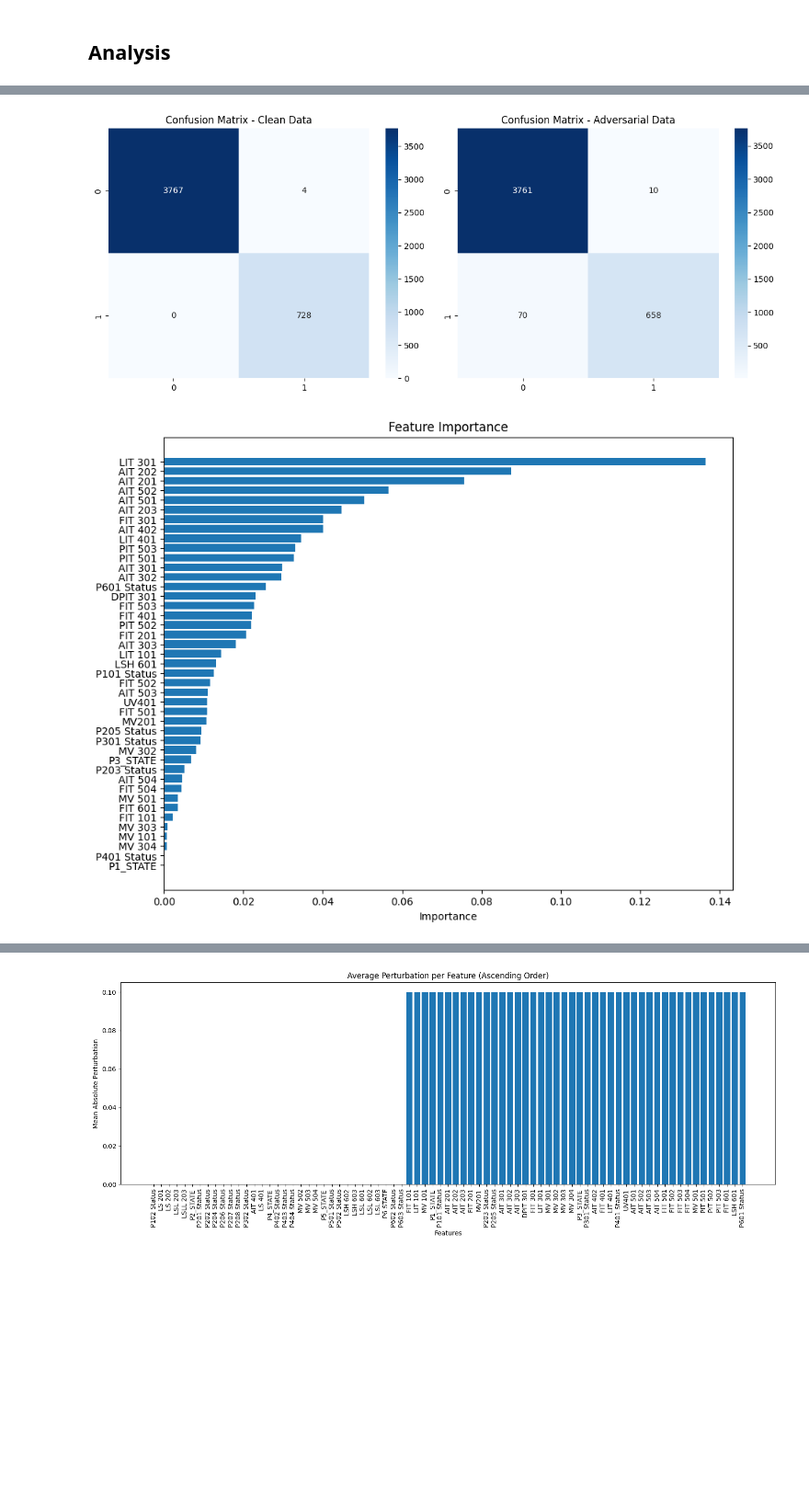
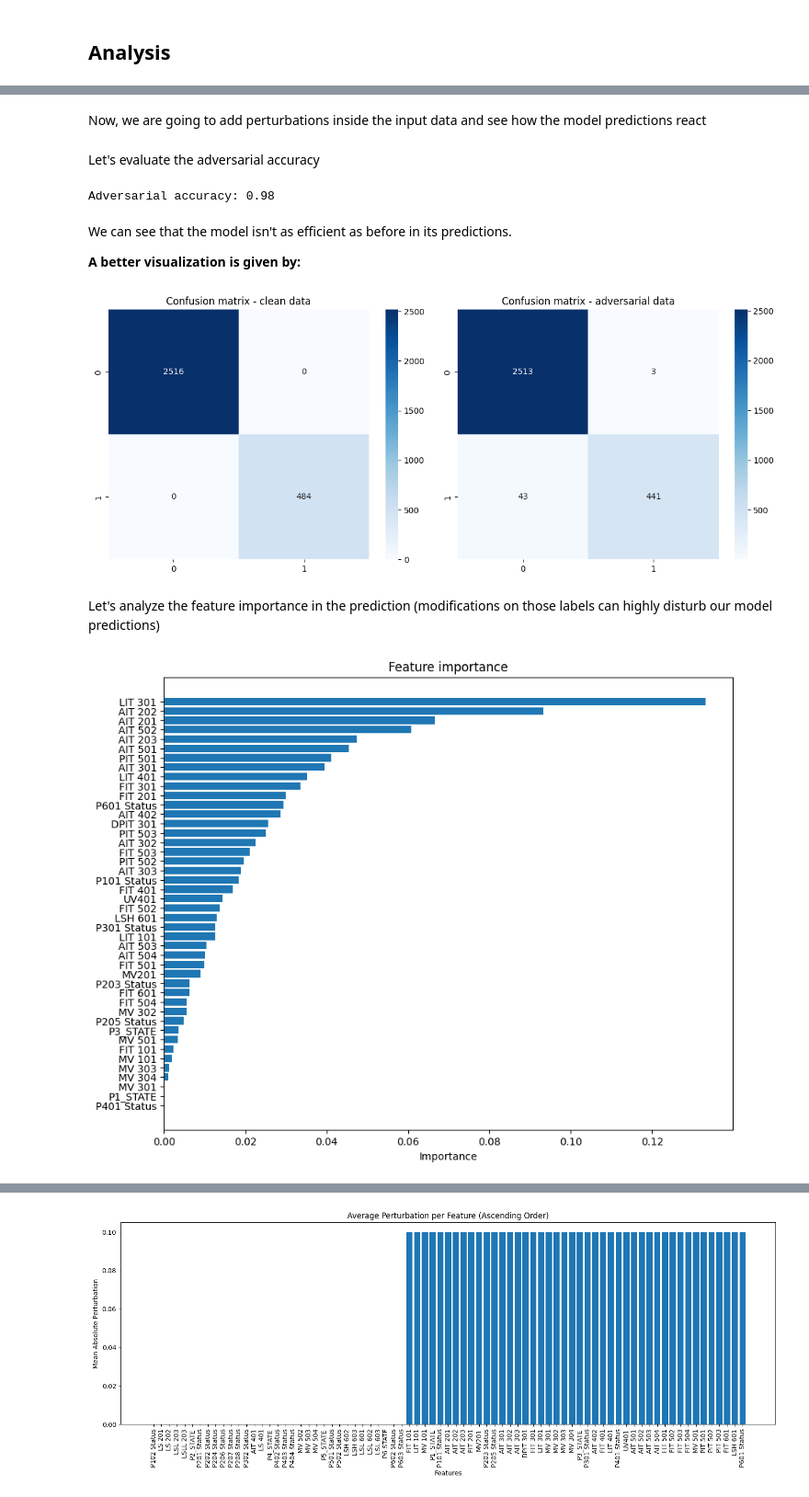
Before and after one commit to ClovisDyArx/cyberml_projet, a Jupyter notebook: adversarial_attack.ipynb, the cells around one changed output, grey strips where cells are left out. Shown at 92% size. Cells and saved outputs as stored; diff of their text form; code cells hidden in the pictures; blank space fills up the shorter version.

Commit message:
[main] fix: adversarial display and comments

```diff
--- a/adversarial_attack.ipynb
+++ b/adversarial_attack.ipynb
@@ -13,7 +15,7 @@ from sklearn.neural_network import MLPClassifier
 
 %matplotlib inline
 # %%
-path = 'SWaT.A3_dataset_Jul 19_labelled.xlsx'
+path = 'data/swat_newdataset/SWaT.A3_dataset_Jul 19_labelled.xlsx'
 
 df = pd.read_excel(path, skiprows=[0, 2])
 df
@@ -270,0 +254,8 @@ X_train, X_test, y_train, y_test = train_test_split(X_scaled, y, test_size=0.3,
+# %%
+data = df.copy()
+
+# labels encoding
+label_encoder = LabelEncoder()
+data['Label'] = label_encoder.fit_transform(data['Label'])
+
+X_train, X_test, y_train, y_test, scaler, features = preprocess_data(data)
@@ -296,0 +277,2 @@ Adversarial accuracy: 0.98
+# %% [markdown]
+Now, we are going to add perturbations inside the input data and see how the model predictions react
@@ -297,31 +283,46 @@ Adversarial accuracy: 0.98
+# %% [markdown]
+Let's evaluate the adversarial accuracy
+# %%
+y_pred_adv = clf.predict(X_test_adv)
+adversarial_accuracy = accuracy_score(y_test, y_pred_adv)
+print(f"Adversarial accuracy: {adversarial_accuracy:.2f}")
+# %% [output]
+Adversarial accuracy: 0.98
+# %% [markdown]
+We can see that the model isn't as efficient as before in its predictions.
+
+**A better visualization is given by:**
 # %%
 plt.figure(figsize=(12, 5))
 
 plt.subplot(1, 2, 1)
 cm_clean = confusion_matrix(y_test, y_pred)
 sns.heatmap(cm_clean, annot=True, fmt='d', cmap='Blues')
-plt.title('Confusion Matrix - Clean Data')
+plt.title('Confusion matrix - clean data')
 
 plt.subplot(1, 2, 2)
 cm_perturbed = confusion_matrix(y_test, y_pred_adv)
 sns.heatmap(cm_perturbed, annot=True, fmt='d', cmap='Blues')
-plt.title('Confusion Matrix - Adversarial Data')
+plt.title('Confusion matrix - adversarial data')
 
 plt.tight_layout()
 plt.show()
 # %% [output]
-[figure, old version]
+[figure, new version]
+# %% [markdown]
+Let's analyze the feature importance in the prediction (modifications on those labels can highly disturb our model predictions)
 # %%
-# Analyze feature importance
 feature_importance = clf.feature_importances_
-features = X.columns
-non_zero_idx = feature_importance > 0  # Filter out features with 0 importance
+
+# filter out features with 0 importance
+non_zero_idx = feature_importance > 0
+
 sorted_idx = np.argsort(feature_importance[non_zero_idx])
 plt.figure(figsize=(10, 8))
 plt.barh(range(len(features[non_zero_idx])), feature_importance[non_zero_idx][sorted_idx], align='center')
 plt.yticks(np.arange(len(features[non_zero_idx])), features[non_zero_idx][sorted_idx])
 plt.xlabel('Importance')
-plt.title('Feature Importance')
+plt.title('Feature importance')
 plt.show()
 # %% [output]
-[figure, old version]
+[figure, new version]
```
Also changed, not shown: parts of 16 cells of this notebook.
